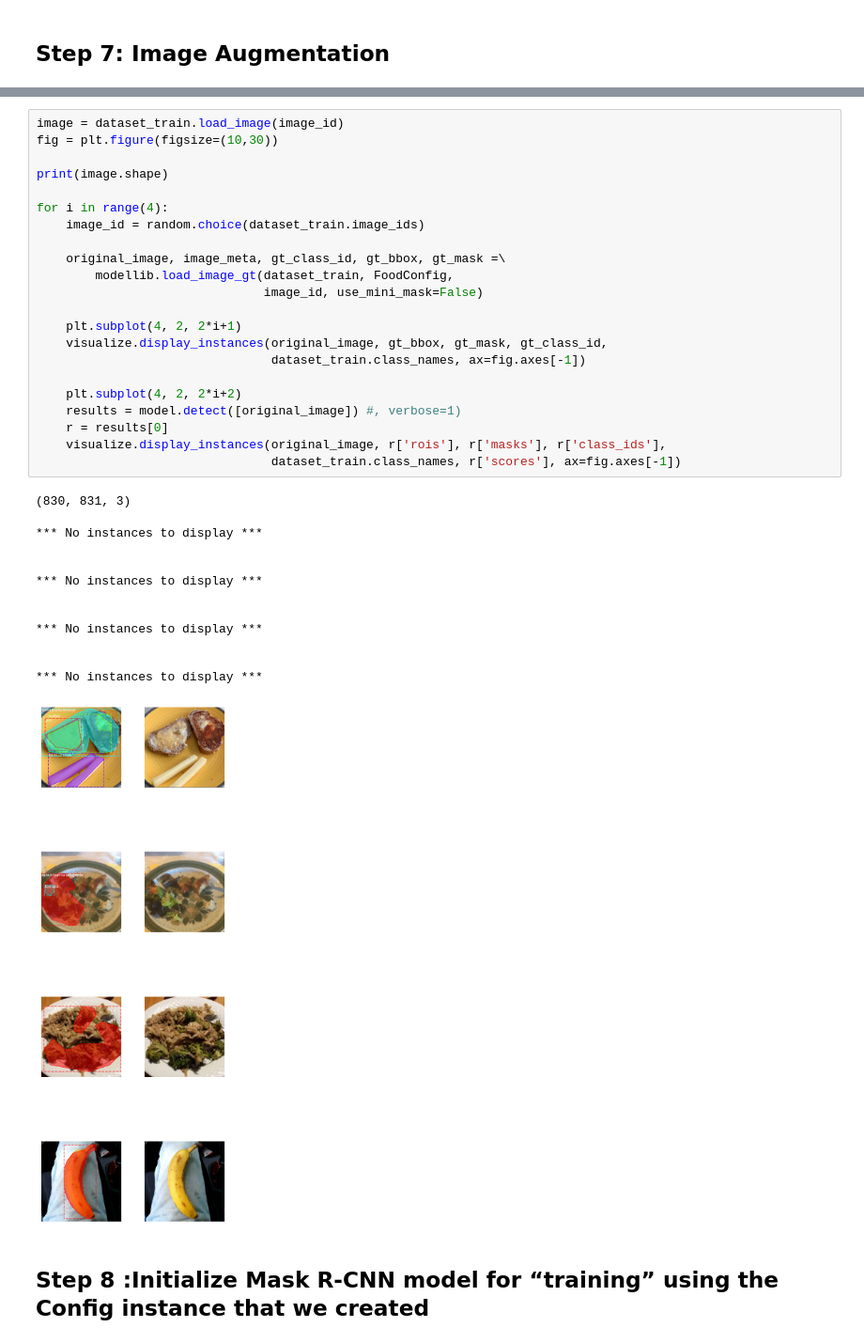
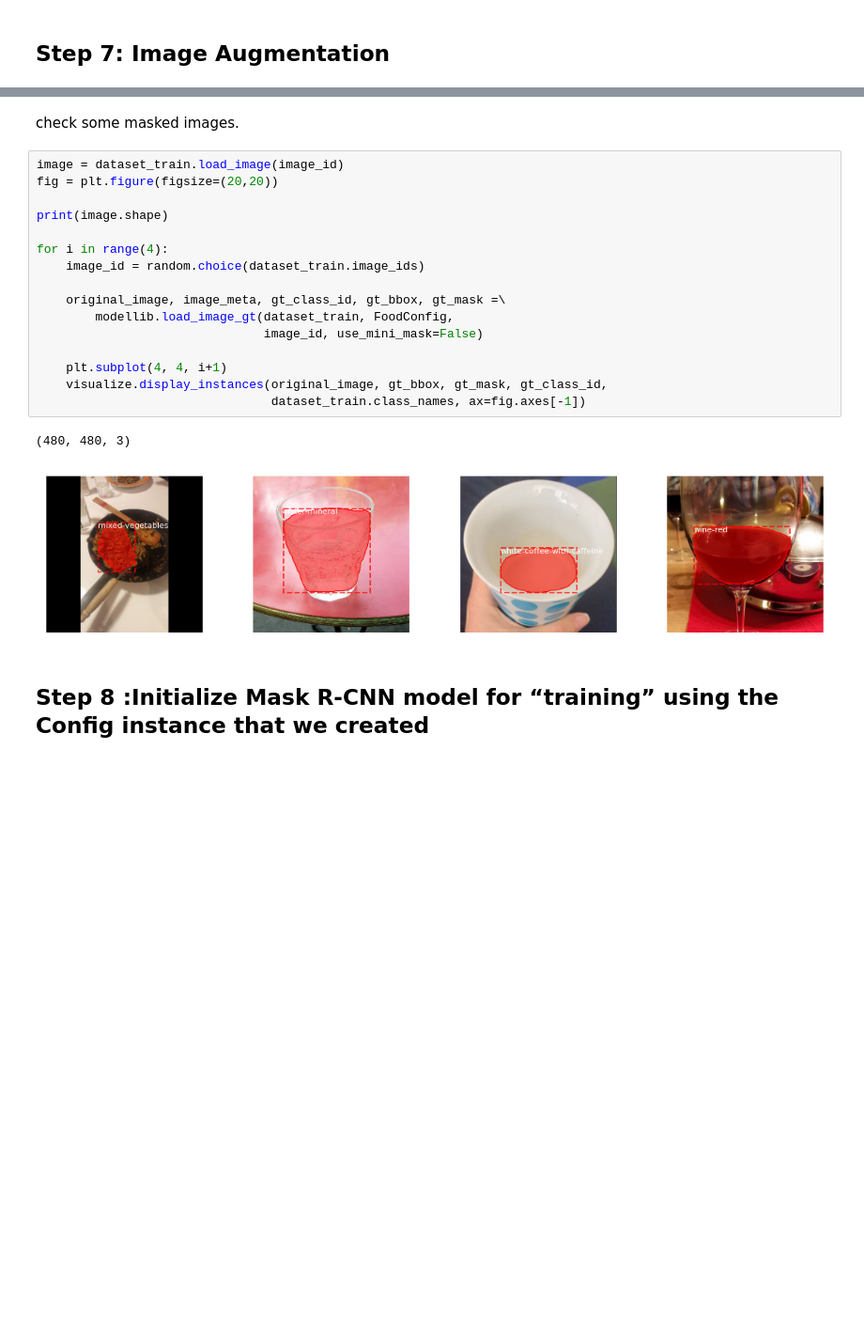
Before and after one commit to mulkong/Food-Recognition-Challenge, a Jupyter notebook: Food_Recognition.ipynb, the cells around one changed output, grey strips where cells are left out. Shown at 94% size. Cells and saved outputs as stored; diff of their text form; blank space fills up the shorter version.

Commit message:
train and run

```diff
--- a/Food_Recognition.ipynb
+++ b/Food_Recognition.ipynb
@@ -463,39 +419,24 @@ check the original images and masked things.
+# %% [markdown]
+check some masked images.
 # %%
 image = dataset_train.load_image(image_id)
-fig = plt.figure(figsize=(10,30))
+fig = plt.figure(figsize=(20,20))
 
 print(image.shape)
 
 for i in range(4):
     image_id = random.choice(dataset_train.image_ids)
 
     original_image, image_meta, gt_class_id, gt_bbox, gt_mask =\
         modellib.load_image_gt(dataset_train, FoodConfig,
                                image_id, use_mini_mask=False)
 
-    plt.subplot(4, 2, 2*i+1)
+    plt.subplot(4, 4, i+1)
     visualize.display_instances(original_image, gt_bbox, gt_mask, gt_class_id,
                                 dataset_train.class_names, ax=fig.axes[-1])
-
-    plt.subplot(4, 2, 2*i+2)
-    results = model.detect([original_image]) #, verbose=1)
-    r = results[0]
-    visualize.display_instances(original_image, r['rois'], r['masks'], r['class_ids'],
-                                dataset_train.class_names, r['scores'], ax=fig.axes[-1])
 # %% [output]
-(830, 831, 3)
-
-*** No instances to display ***
-
-
-*** No instances to display ***
-
-
-*** No instances to display ***
-
-
-*** No instances to display ***
+(480, 480, 3)
-[figure, old version]
+[figure, new version]
 # %% [markdown]
 ## Step 8 :Initialize Mask R-CNN model for “training” using the Config instance that we created
 # %%
```
Also changed, not shown: parts of 27 cells of this notebook.
